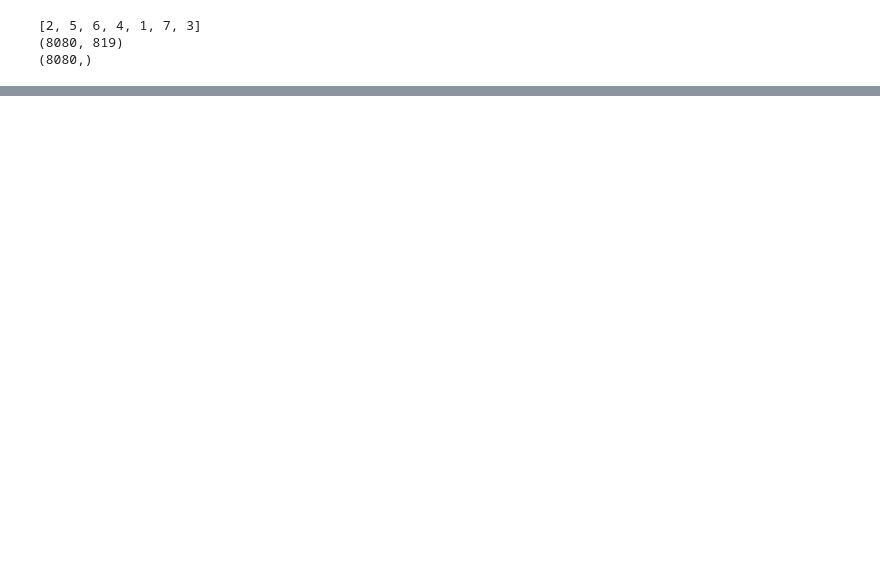
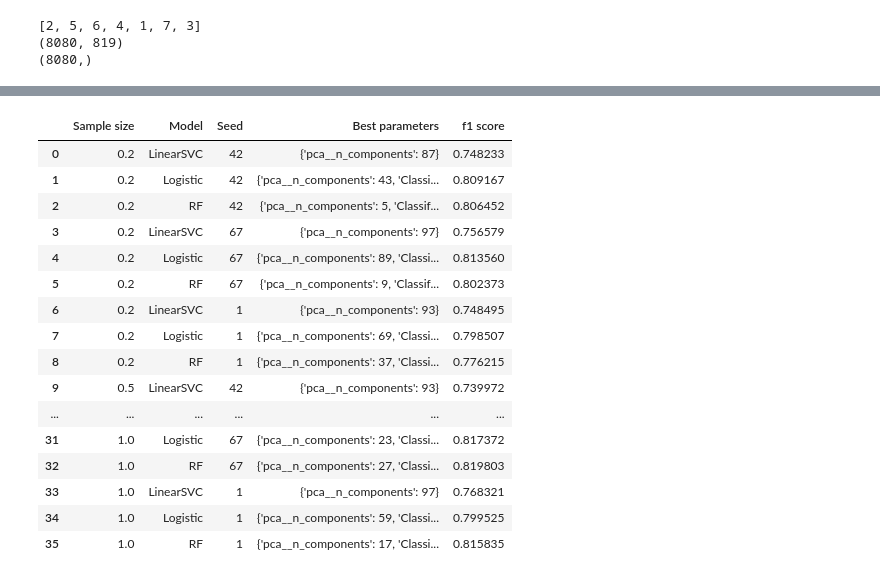
Before and after one commit to CleosCleopatra/Big_data_exam, a Jupyter notebook: Q1.ipynb, the cells around one changed output, grey strips where cells are left out. Saved outputs shown, nothing was run; the diff lists cells and outputs as text; code cells hidden in the pictures; blank space fills up the shorter version.

```diff
--- a/Q1.ipynb
+++ b/Q1.ipynb
@@ -208 +247,21 @@ f1 score: 0.8359080958794822
+# %%
+display(df)
+# %% [output]
+|  | Sample size | Model | Seed | Best parameters | f1 score |
+| 0 | 0.2 | LinearSVC | 42 | {'pca__n_components': 87} | 0.748233 |
+| 1 | 0.2 | Logistic | 42 | {'pca__n_components': 43, 'Classi... | 0.809167 |
+| 2 | 0.2 | RF | 42 | {'pca__n_components': 5, 'Classif... | 0.806452 |
+| 3 | 0.2 | LinearSVC | 67 | {'pca__n_components': 97} | 0.756579 |
+| 4 | 0.2 | Logistic | 67 | {'pca__n_components': 89, 'Classi... | 0.813560 |
+| 5 | 0.2 | RF | 67 | {'pca__n_components': 9, 'Classif... | 0.802373 |
+| 6 | 0.2 | LinearSVC | 1 | {'pca__n_components': 93} | 0.748495 |
+| 7 | 0.2 | Logistic | 1 | {'pca__n_components': 69, 'Classi... | 0.798507 |
+| 8 | 0.2 | RF | 1 | {'pca__n_components': 37, 'Classi... | 0.776215 |
+| 9 | 0.5 | LinearSVC | 42 | {'pca__n_components': 93} | 0.739972 |
+| ... | ... | ... | ... | ... | ... |
+| 31 | 1.0 | Logistic | 67 | {'pca__n_components': 23, 'Classi... | 0.817372 |
+| 32 | 1.0 | RF | 67 | {'pca__n_components': 27, 'Classi... | 0.819803 |
+| 33 | 1.0 | LinearSVC | 1 | {'pca__n_components': 97} | 0.768321 |
+| 34 | 1.0 | Logistic | 1 | {'pca__n_components': 59, 'Classi... | 0.799525 |
+| 35 | 1.0 | RF | 1 | {'pca__n_components': 17, 'Classi... | 0.815835 |
 # %%
```
Also changed, not shown: parts of 7 cells of this notebook.
